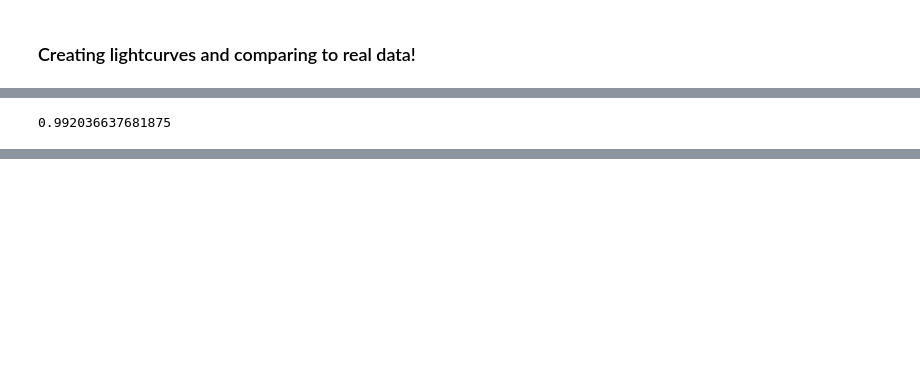
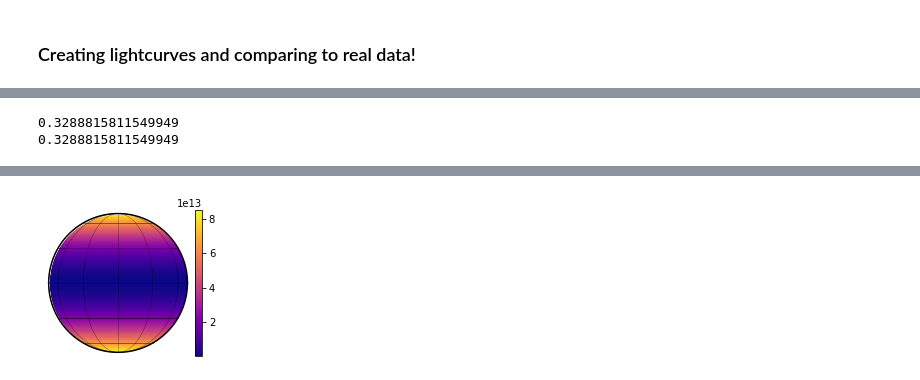
Before and after one commit to shashankdholakia/gravity-dark, a Jupyter notebook: Gravity darkening Model Tests.ipynb, the cells around one changed output, grey strips where cells are left out. Cells and saved outputs as stored; diff of their text form; code cells hidden in the pictures; blank space fills up the shorter version.

```diff
--- a/Gravity darkening Model Tests.ipynb
+++ b/Gravity darkening Model Tests.ipynb
@@ -158,9 +125,11 @@ f = 0.02640963225631405 #(utils.f(omega_s))
 A = np.array(star.map.ops.A.eval().todense())
 # %%
 print(utils.f(omega_s))
-star.map.rotate(axis=[1,0,0],theta=-90)
+print(utils.f_eff(omega_s, inc))
+star.map.rotate(axis=[1,0,0],theta=inc)
 # %% [output]
-0.992036637681875
+0.3288815811549949
+0.3288815811549949
 # %%
 from tqdm.notebook import tqdm
 
@@ -183,4 +156,5 @@ flux_oblate = ((amp_star-fluxes)*star.map.amp)
 # %%
-star.map.inc=90
+star.map.rotate(axis=[1,0,0],theta=-inc)
+star.map.inc=90-inc
 star.map.show(colorbar=True)
 # %% [output]
@@ -188,0 +161 @@ star.map.show(colorbar=True)
+[figure, added]
```
Also changed, not shown: parts of 42 cells of this notebook, 6 other files.
